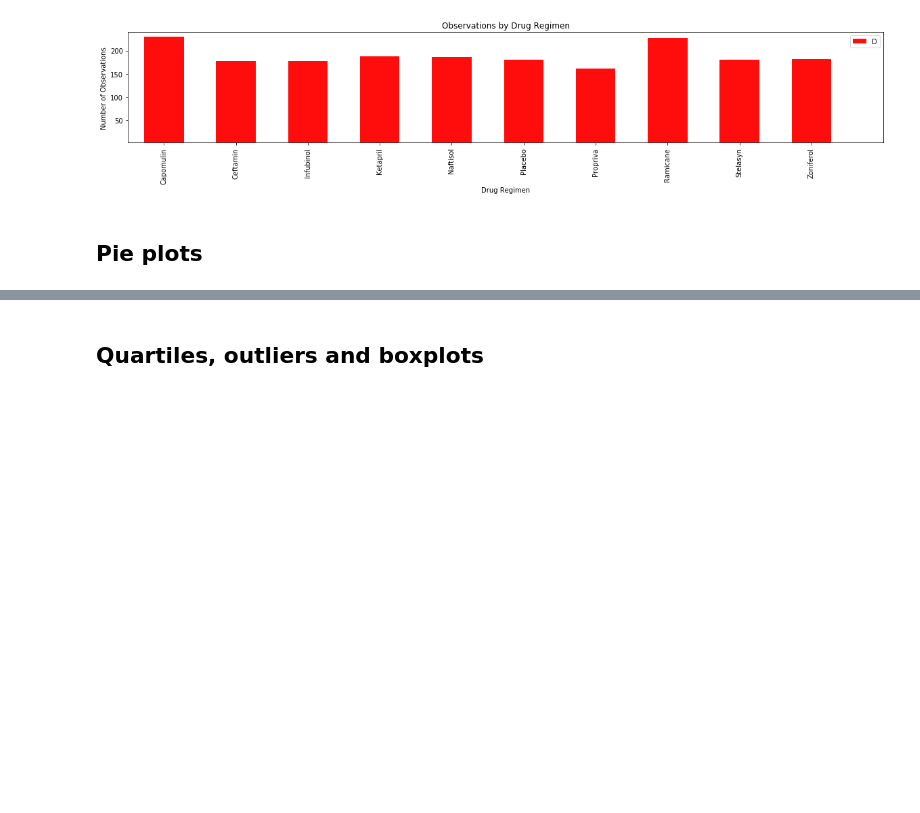
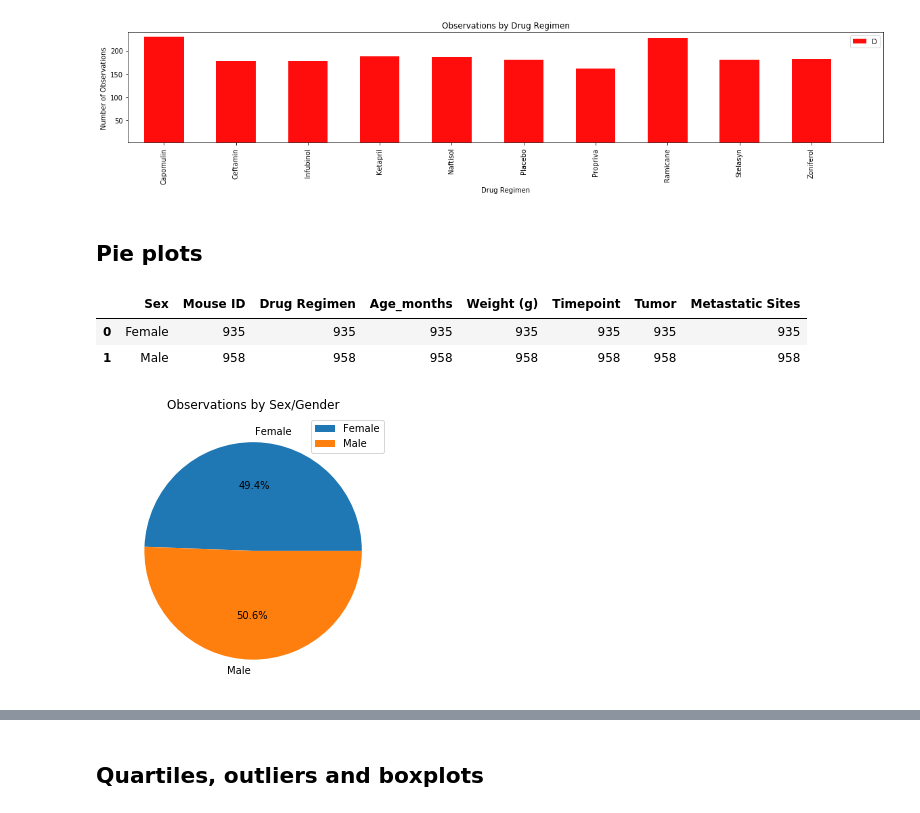
Before and after one commit to sirash007/matplotlib_challenge, a Jupyter notebook: Pymaceuticals/pymaceuticals_starter.ipynb, the cells around one changed output, grey strips where cells are left out. Saved outputs shown, nothing was run; the diff lists cells and outputs as text; code cells hidden in the pictures; blank space fills up the shorter version.

```diff
--- a/Pymaceuticals/pymaceuticals_starter.ipynb
+++ b/Pymaceuticals/pymaceuticals_starter.ipynb
@@ -126,0 +123,23 @@ plt.show()
+# %%
+Cnt_by_Sex_df = combined_data_df.groupby('Sex').count()
+#Reset Index
+Cnt_by_Sex_df = Cnt_by_Sex_df.reset_index() #This only works once may need to comment out if run wo clear
+Cnt_by_Sex_df
+# %% [output]
+|  | Sex | Mouse ID | Drug Regimen | Age_months | Weight (g) | Timepoint | Tumor | Metastatic Sites |
+| 0 | Female | 935 | 935 | 935 | 935 | 935 | 935 | 935 |
+| 1 | Male | 958 | 958 | 958 | 958 | 958 | 958 | 958 |
+# %%
+# Generate a pie plot showing the distribution of female versus male mice using pandas
+#Determine unique male female count by mouse ID
+Cnt_by_Sex_df = combined_data_df.groupby('Sex').count()
+
+# Use DataFrame.plot() in order to create a bar chart of the data
+c2  = Cnt_by_Sex_df.plot.pie(y='Mouse ID', figsize=(5, 5
+
+                                                   ),autopct='%1.1f%%',
+                           #labels=Cnt_by_Sex_df['Sex'],
+                             title="Observations by Sex/Gender")
+c2.set_ylabel(' ');
+# %% [output]
+[figure, added]
```
Also changed, not shown: parts of 13 cells of this notebook.
